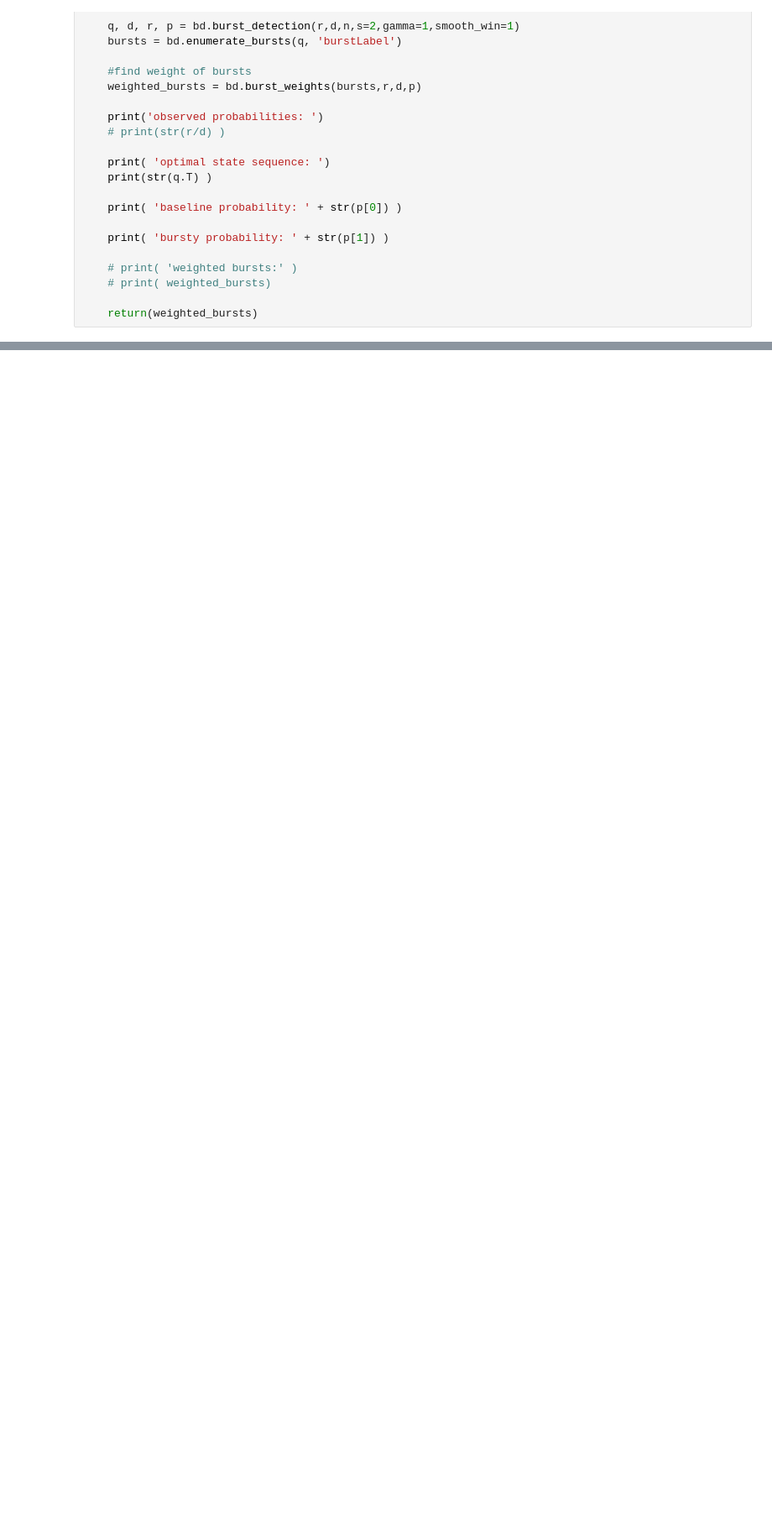
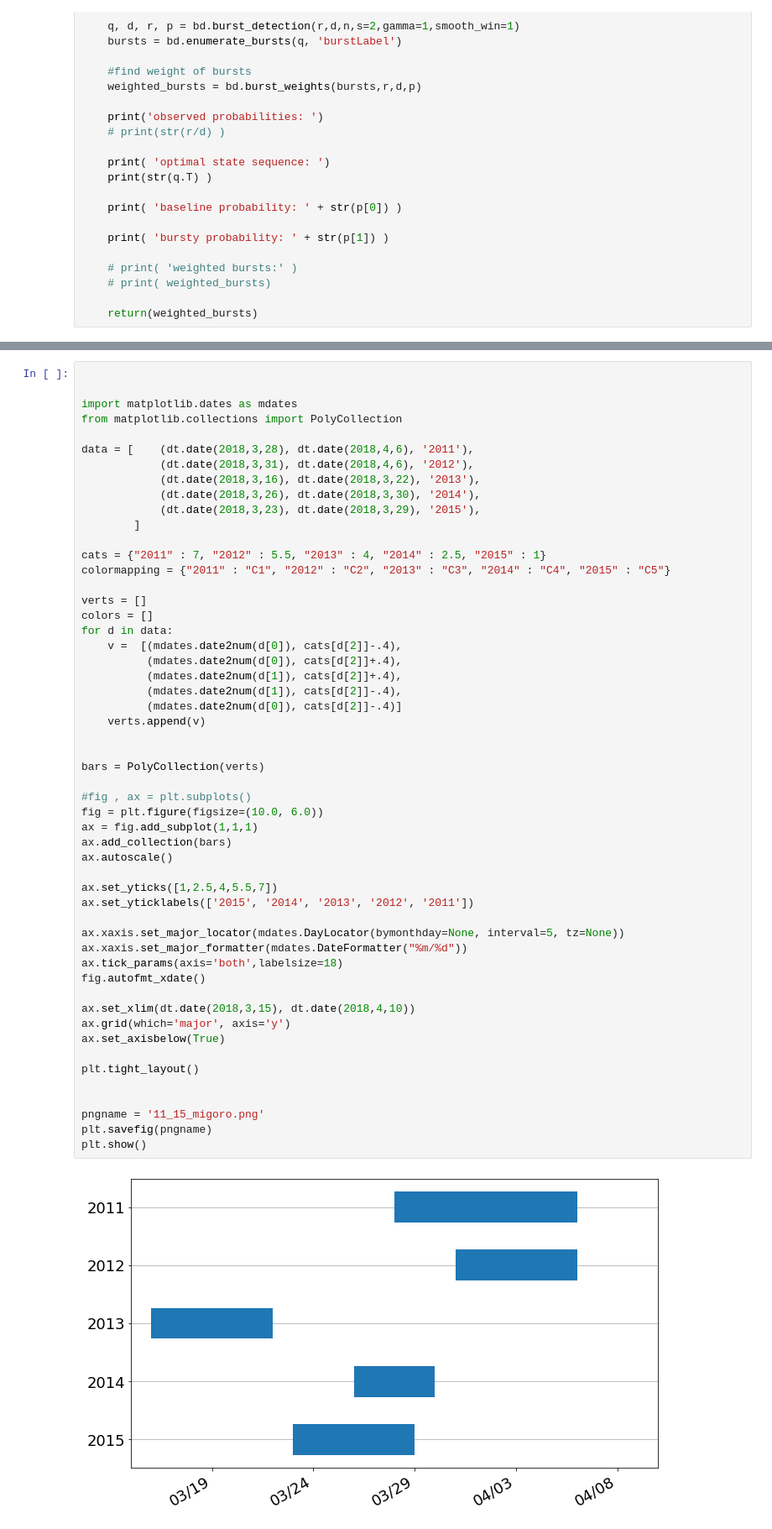
Before and after one commit to lasurstein/work, a Jupyter notebook: burst_test/migoro_test.ipynb, the cells around one changed output, grey strips where cells are left out. Shown at 84% size. Drawn from its saved outputs; the diff is of its cells as text; blank space fills up the shorter version.

```diff
--- a/burst_test/migoro_test.ipynb
+++ b/burst_test/migoro_test.ipynb
@@ -436,0 +626,55 @@ plt.show()
+# %%
+
+
+import matplotlib.dates as mdates
+from matplotlib.collections import PolyCollection
+
+data = [    (dt.date(2018,3,28), dt.date(2018,4,6), '2011'),
+            (dt.date(2018,3,31), dt.date(2018,4,6), '2012'),
+            (dt.date(2018,3,16), dt.date(2018,3,22), '2013'),
+            (dt.date(2018,3,26), dt.date(2018,3,30), '2014'),
+            (dt.date(2018,3,23), dt.date(2018,3,29), '2015'),
+        ]
+
+cats = {"2011" : 7, "2012" : 5.5, "2013" : 4, "2014" : 2.5, "2015" : 1}
+colormapping = {"2011" : "C1", "2012" : "C2", "2013" : "C3", "2014" : "C4", "2015" : "C5"}
+
+verts = []
+colors = []
+for d in data:
+    v =  [(mdates.date2num(d[0]), cats[d[2]]-.4),
+          (mdates.date2num(d[0]), cats[d[2]]+.4),
+          (mdates.date2num(d[1]), cats[d[2]]+.4),
+          (mdates.date2num(d[1]), cats[d[2]]-.4),
+          (mdates.date2num(d[0]), cats[d[2]]-.4)]
+    verts.append(v)
+
+
+bars = PolyCollection(verts)
+
+#fig , ax = plt.subplots()
+fig = plt.figure(figsize=(10.0, 6.0))
+ax = fig.add_subplot(1,1,1)
+ax.add_collection(bars)
+ax.autoscale()
+
+ax.set_yticks([1,2.5,4,5.5,7])
+ax.set_yticklabels(['2015', '2014', '2013', '2012', '2011'])
+
+ax.xaxis.set_major_locator(mdates.DayLocator(bymonthday=None, interval=5, tz=None))
+ax.xaxis.set_major_formatter(mdates.DateFormatter("%m/%d"))
+ax.tick_params(axis='both',labelsize=18)
+fig.autofmt_xdate()
+
+ax.set_xlim(dt.date(2018,3,15), dt.date(2018,4,10))
+ax.grid(which='major', axis='y')
+ax.set_axisbelow(True)
+
+plt.tight_layout()
+
+
+pngname = '11_15_migoro.png'
+plt.savefig(pngname)
+plt.show()
+# %% [output]
+[figure, added]
```
Also changed, not shown: parts of 9 cells of this notebook, 3 other files.
